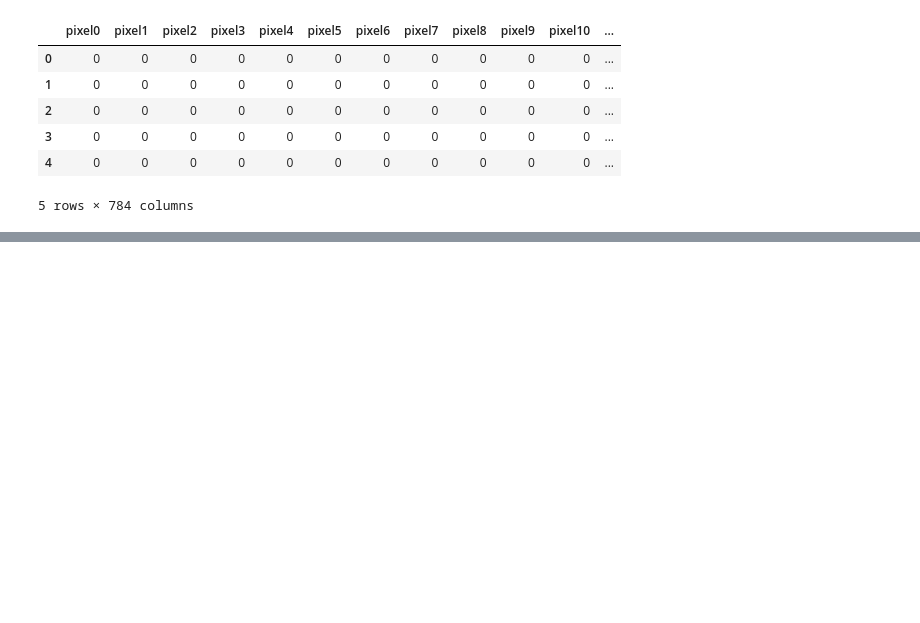
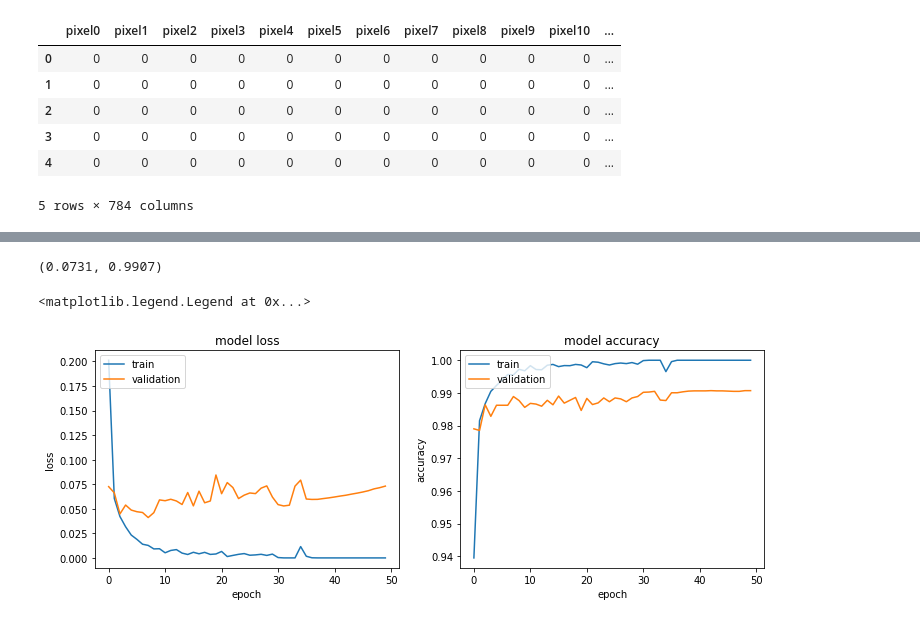
Before and after one commit to darkzard05/kaggle, a Jupyter notebook: digit_recognizer/digit_recognizer.ipynb, the cells around one changed output, grey strips where cells are left out. Drawn from its saved outputs; the diff is of its cells as text; code cells hidden in the pictures; blank space fills up the shorter version.

```diff
--- a/digit_recognizer/digit_recognizer.ipynb
+++ b/digit_recognizer/digit_recognizer.ipynb
@@ -74,13 +70,2 @@ X_train.shape, X_val.shape
 X_train = X_train / 255.0
 X_val = X_val / 255.0
-# %%
-pca = PCA(n_components=0.95)
-X_train = X_train.values
-X_val = X_val.values
-X_test = X_test.values
-X_train = pca.fit_transform(X_train)
-X_val = pca.transform(X_val)
-X_test = pca.transform(X_test)
-print(X_train.shape)
-print(pca.explained_variance_ratio_.sum())
-pd.DataFrame(pca.explained_variance_ratio_)
@@ -170,0 +103,7 @@ print(confusion_matrix(y_val, mlp.predict(X_val)))
+# %%
+# CNN
+model = models.Sequential()
+model.add(layers.Conv2D(filters=64, kernel_size=(3, 3), activation='relu', input_shape=(28, 28, 1)))
+model.add(layers.MaxPooling2D((2, 2)))
+model.add(layers.Conv2D(64, (3, 3), activation='relu'))
+model.add(layers.MaxPooling2D((2, 2)))
@@ -170,0 +129,4 @@ print(confusion_matrix(y_val, mlp.predict(X_val)))
+# %%
+model.add(layers.Flatten())
+model.add(layers.Dense(64, activation='relu'))
+model.add(layers.Dense(10, activation='softmax'))
@@ -170,0 +153,4 @@ print(confusion_matrix(y_val, mlp.predict(X_val)))
+# %%
+model.compile(optimizer='adam', loss='sparse_categorical_crossentropy',
+              metrics=['accuracy'])
+fit_model = model.fit(X_train, y_train, epochs=50, validation_data=(X_val, y_val))
@@ -171 +179,23 @@ print(confusion_matrix(y_val, mlp.predict(X_val)))
+# %%
+round(val_loss, 4), round(val_acc, 4)
+# %% [output]
+(0.0731, 0.9907)
+# %%
+fig, axs = plt.subplots(1,2, figsize=(12,4))
+
+axs[0].plot(fit_model.history['loss'])
+axs[0].plot(fit_model.history['val_loss'])
+axs[0].set_title('model loss')
+axs[0].set_ylabel('loss')
+axs[0].set_xlabel('epoch')
+axs[0].legend(['train', 'validation'], loc='upper left')
+axs[1].plot(fit_model.history['accuracy'])
+axs[1].plot(fit_model.history['val_accuracy'])
+axs[1].set_title('model accuracy')
+axs[1].set_ylabel('accuracy')
+axs[1].set_xlabel('epoch')
+axs[1].legend(['train', 'validation'], loc='upper left')
+# %% [output]
+<matplotlib.legend.Legend at 0x...>
+[figure, added]
 # %%
```
Also changed, not shown: parts of 16 cells of this notebook.
